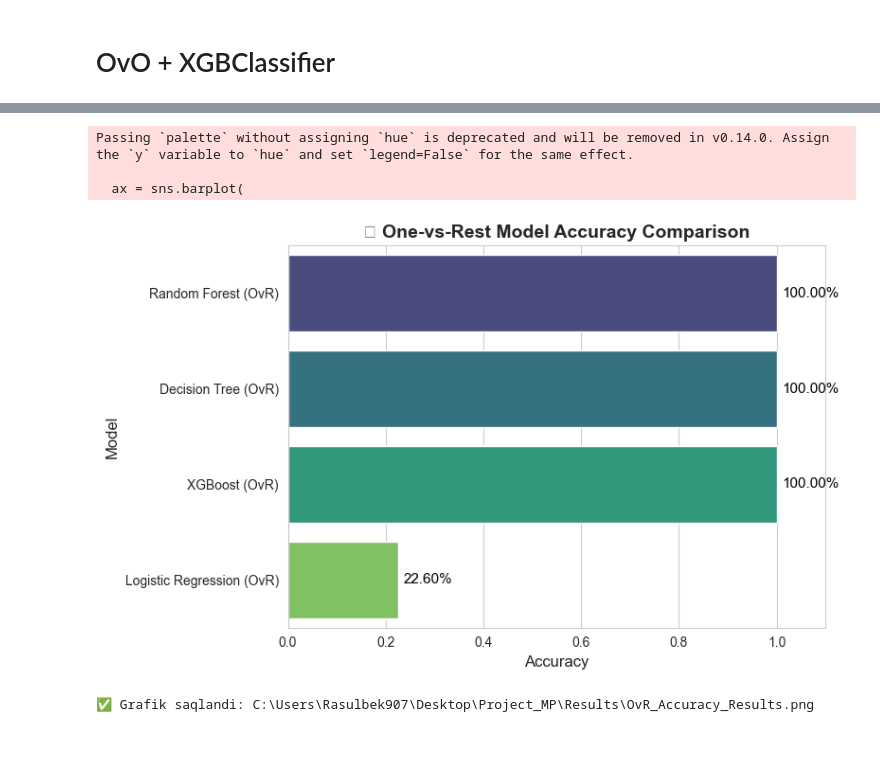
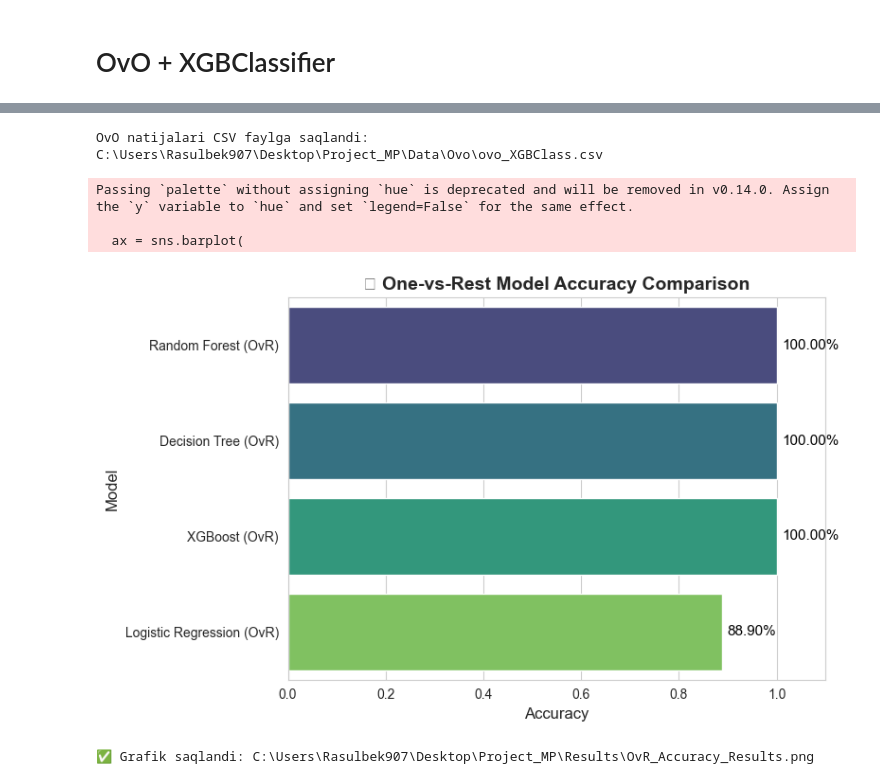
Before and after one commit to rasulbekdeveloper907/Colories_Classification, a Jupyter notebook: Notebooks/ovo_ovr.ipynb, the cells around one changed output, grey strips where cells are left out. Cells and saved outputs as stored; diff of their text form; code cells hidden in the pictures; blank space fills up the shorter version.

```diff
--- a/Notebooks/ovo_ovr.ipynb
+++ b/Notebooks/ovo_ovr.ipynb
@@ -57,7 +71,7 @@ import seaborn as sns
 
 # 🔹 1. Ma'lumotlarni ajratish
 X = df.select_dtypes(include=['int64', 'float64'])
-y_raw = df["CategoryName"]
+y_raw = df["nova_group"]
 
 # 🔹 2. Label encoding (agar target matnli bo‘lsa)
 le = LabelEncoder()
@@ -572,3 +496,22 @@ Parameters: { "use_label_encoder" } are not used.
+# %%
+import pandas as pd
+
+# Natijalarni DataFrame ko‘rinishida birlashtiramiz
+ovr_results = pd.DataFrame({
+    'y_test': y_test,
+    'y_pred_ovo': y_pred_xgb
+})
+
+# CSV fayl sifatida saqlash yo‘li
+save_path = r"C:\Users\Rasulbek907\Desktop\Project_MP\Data\Ovo\ovo_XGBClass.csv"
+
+# Saqlash
+ovr_results.to_csv(save_path, index=False)
+
+print(f"OvO natijalari CSV faylga saqlandi:\n{save_path}")
+# %% [output]
+OvO natijalari CSV faylga saqlandi:
+C:\Users\Rasulbek907\Desktop\Project_MP\Data\Ovo\ovo_XGBClass.csv
 # %%
 import matplotlib.pyplot as plt
 import seaborn as sns
@@ -583,7 +526,7 @@ results_df = pd.DataFrame({
         "Logistic Regression (OvR)",
         "XGBoost (OvR)"
     ],
-    "Accuracy": [1.0, 1.0, 0.226015, 1.0]
+    "Accuracy": [1.0, 1.0, 0.889, 1.0]
 })
 
 # 🔹 Tartiblash (eng yuqori accuracy bo‘yicha)
@@ -598,32 +541,32 @@ ax = sns.barplot(
     y="Model",
     data=results_df,
     palette="viridis"
 )
 
 # 🔹 Har bir ustun ustiga foiz yozish
 for i, (acc, model) in enumerate(zip(results_df["Accuracy"], results_df["Model"])):
     plt.text(acc + 0.01, i, f"{acc:.2%}", va="center", fontsize=11, color="black")
 
 # 🔹 Dizayn
 plt.title("📊 One-vs-Rest Model Accuracy Comparison", fontsize=14, weight='bold')
 plt.xlabel("Accuracy", fontsize=12)
 plt.ylabel("Model", fontsize=12)
 plt.xlim(0, 1.1)
 plt.tight_layout()
 
 # 🔹 PNG fayl sifatida saqlash
 save_path = r"C:\Users\Rasulbek907\Desktop\Project_MP\Results\OvR_Accuracy_Results.png"
 
 # Agar papka mavjud bo‘lmasa, yaratadi
 os.makedirs(os.path.dirname(save_path), exist_ok=True)
 
 plt.savefig(save_path, dpi=300, bbox_inches='tight')
 plt.show()
 
 print(f"✅ Grafik saqlandi: {save_path}")
 # %% [output]
 Passing `palette` without assigning `hue` is deprecated and will be removed in v0.14.0. Assign the `y` variable to `hue` and set `legend=False` for the same effect.
 
   ax = sns.barplot(
-[figure, old version]
+[figure, new version]
 ✅ Grafik saqlandi: C:\Users\Rasulbek907\Desktop\Project_MP\Results\OvR_Accuracy_Results.png
```
Also changed, not shown: parts of 20 cells of this notebook, 12 other files.
